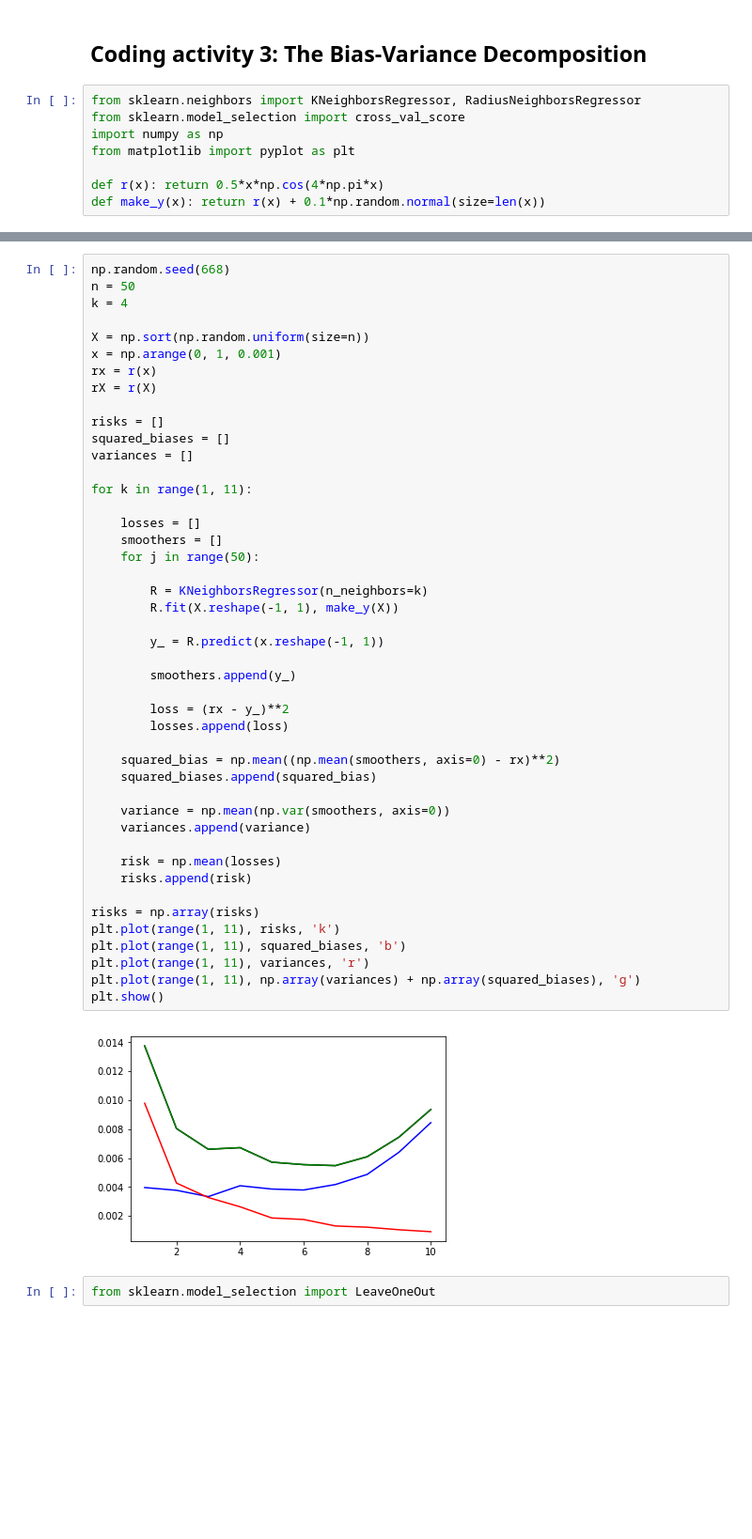
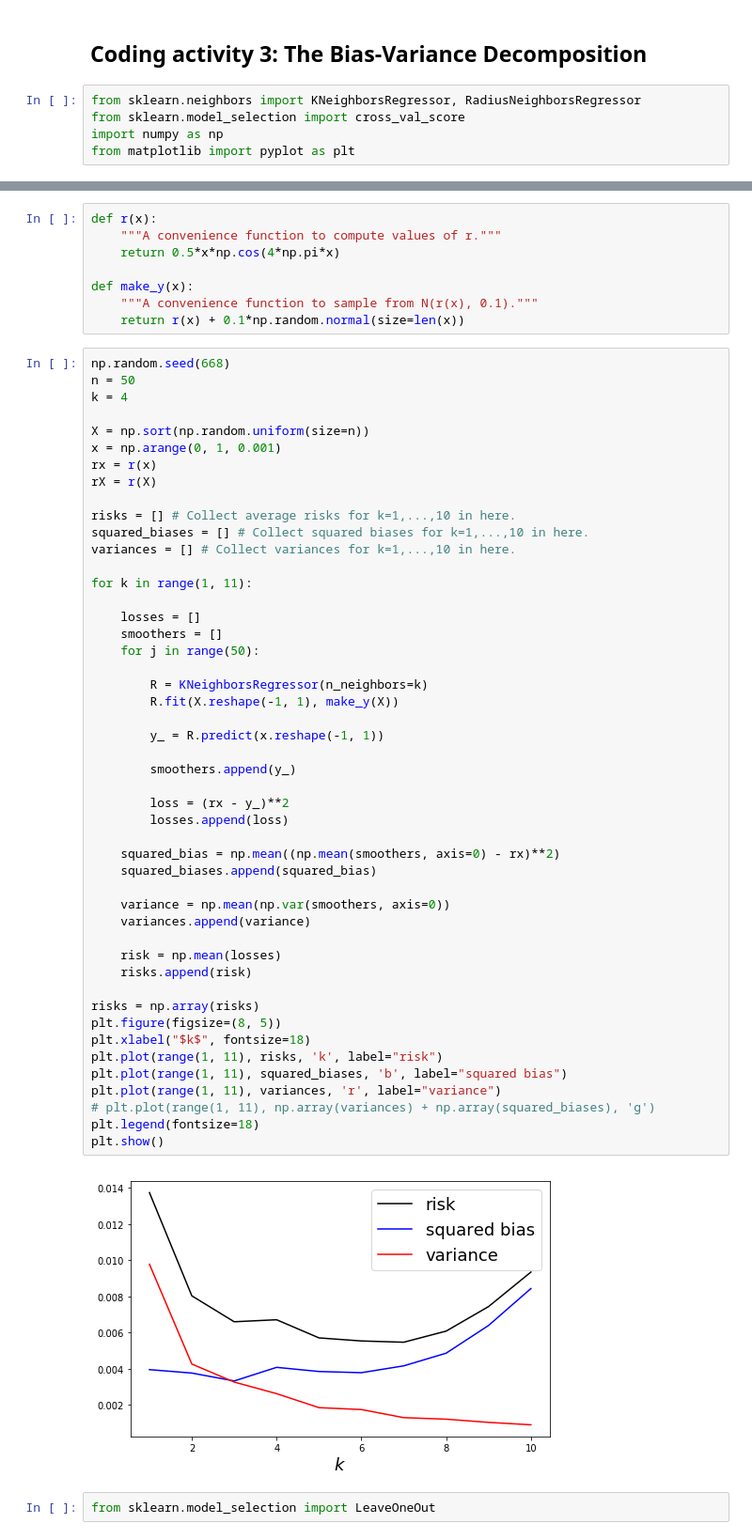
Before and after one commit to mgreenbe/607, a Jupyter notebook: smoothers/coding_activity_3.ipynb, the cells around one changed output, grey strips where cells are left out. Shown at 94% size. Cells and saved outputs as stored; diff of their text form; blank space fills up the shorter version.

```diff
--- a/smoothers/coding_activity_3.ipynb
+++ b/smoothers/coding_activity_3.ipynb
@@ -5,6 +5,3 @@ from sklearn.neighbors import KNeighborsRegressor, RadiusNeighborsRegressor
 from sklearn.model_selection import cross_val_score
 import numpy as np
 from matplotlib import pyplot as plt
-
-def r(x): return 0.5*x*np.cos(4*np.pi*x)
-def make_y(x): return r(x) + 0.1*np.random.normal(size=len(x))
@@ -11,3 +14,11 @@ def make_y(x): return r(x) + 0.1*np.random.normal(size=len(x))
+# %%
+def r(x):
+    """A convenience function to compute values of r."""
+    return 0.5*x*np.cos(4*np.pi*x)
+
+def make_y(x):
+    """A convenience function to sample from N(r(x), 0.1)."""
+    return r(x) + 0.1*np.random.normal(size=len(x))
 # %%
 np.random.seed(668)
 n = 50
@@ -18,43 +29,46 @@ x = np.arange(0, 1, 0.001)
 rx = r(x)
 rX = r(X)
 
-risks = []
-squared_biases = []
-variances = []
+risks = [] # Collect average risks for k=1,...,10 in here.
+squared_biases = [] # Collect squared biases for k=1,...,10 in here.
+variances = [] # Collect variances for k=1,...,10 in here.
 
 for k in range(1, 11):
 
     losses = []
     smoothers = []
     for j in range(50):
 
         R = KNeighborsRegressor(n_neighbors=k)
         R.fit(X.reshape(-1, 1), make_y(X))
 
         y_ = R.predict(x.reshape(-1, 1))
 
         smoothers.append(y_)
 
         loss = (rx - y_)**2
         losses.append(loss)
 
     squared_bias = np.mean((np.mean(smoothers, axis=0) - rx)**2)
     squared_biases.append(squared_bias)
 
     variance = np.mean(np.var(smoothers, axis=0))
     variances.append(variance)
 
     risk = np.mean(losses)
     risks.append(risk)
 
 risks = np.array(risks)
-plt.plot(range(1, 11), risks, 'k')
-plt.plot(range(1, 11), squared_biases, 'b')
-plt.plot(range(1, 11), variances, 'r')
-plt.plot(range(1, 11), np.array(variances) + np.array(squared_biases), 'g')
+plt.figure(figsize=(8, 5))
+plt.xlabel("$k$", fontsize=18)
+plt.plot(range(1, 11), risks, 'k', label="risk")
+plt.plot(range(1, 11), squared_biases, 'b', label="squared bias")
+plt.plot(range(1, 11), variances, 'r', label="variance")
+# plt.plot(range(1, 11), np.array(variances) + np.array(squared_biases), 'g')
+plt.legend(fontsize=18)
 plt.show()
 # %% [output]
-[figure, old version]
+[figure, new version]
 # %%
 from sklearn.model_selection import LeaveOneOut
 # %%
```
Also changed, not shown: parts of 2 cells of this notebook, 2 other files.
